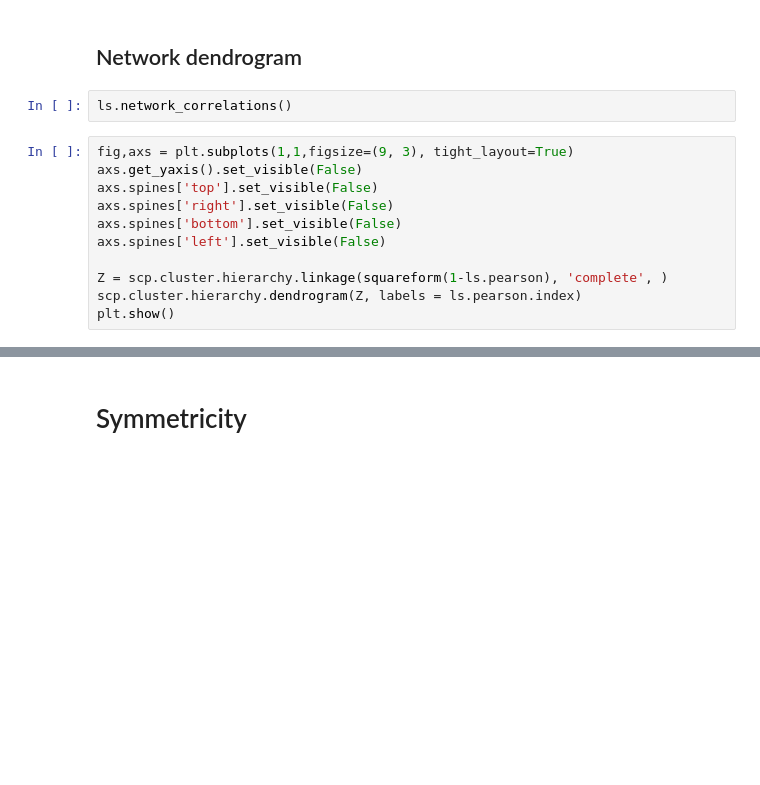
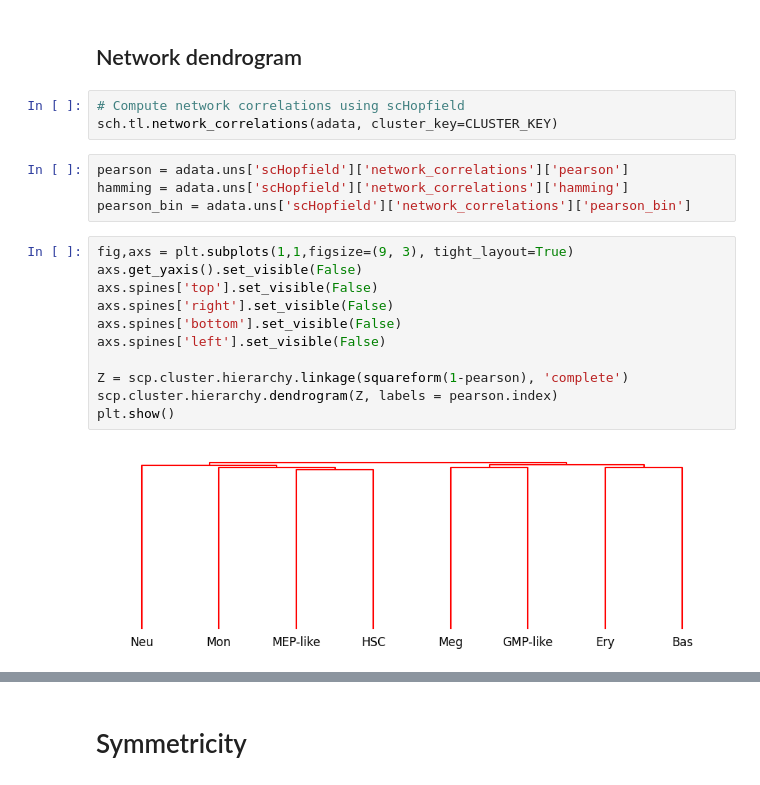
Before and after one commit to Bernaljp/scHopfield, a Jupyter notebook: hematopoiesis_analysis_sch.ipynb, the cells around one changed output, grey strips where cells are left out. Cells and saved outputs as stored; diff of their text form; blank space fills up the shorter version.

```diff
--- a/hematopoiesis_analysis_sch.ipynb
+++ b/hematopoiesis_analysis_sch.ipynb
@@ -288,18 +288,25 @@ plt.show()
 # %% [markdown]
 ## Network dendrogram
-# %%
-ls.network_correlations()
+# %%
+# Compute network correlations using scHopfield
+sch.tl.network_correlations(adata, cluster_key=CLUSTER_KEY)
+# %%
+pearson = adata.uns['scHopfield']['network_correlations']['pearson']
+hamming = adata.uns['scHopfield']['network_correlations']['hamming']
+pearson_bin = adata.uns['scHopfield']['network_correlations']['pearson_bin']
 # %%
 fig,axs = plt.subplots(1,1,figsize=(9, 3), tight_layout=True)
 axs.get_yaxis().set_visible(False)
 axs.spines['top'].set_visible(False)
 axs.spines['right'].set_visible(False)
 axs.spines['bottom'].set_visible(False)
 axs.spines['left'].set_visible(False)
 
-Z = scp.cluster.hierarchy.linkage(squareform(1-ls.pearson), 'complete', )
-scp.cluster.hierarchy.dendrogram(Z, labels = ls.pearson.index)
+Z = scp.cluster.hierarchy.linkage(squareform(1-pearson), 'complete')
+scp.cluster.hierarchy.dendrogram(Z, labels = pearson.index)
 plt.show()
+# %% [output]
+[figure, added]
 # %%
 fig,axs = plt.subplots(1,1,figsize=(10, 4), tight_layout=True)
 axs.get_yaxis().set_visible(False)
```
Also changed, not shown: parts of 12 cells of this notebook, 2 other files.
